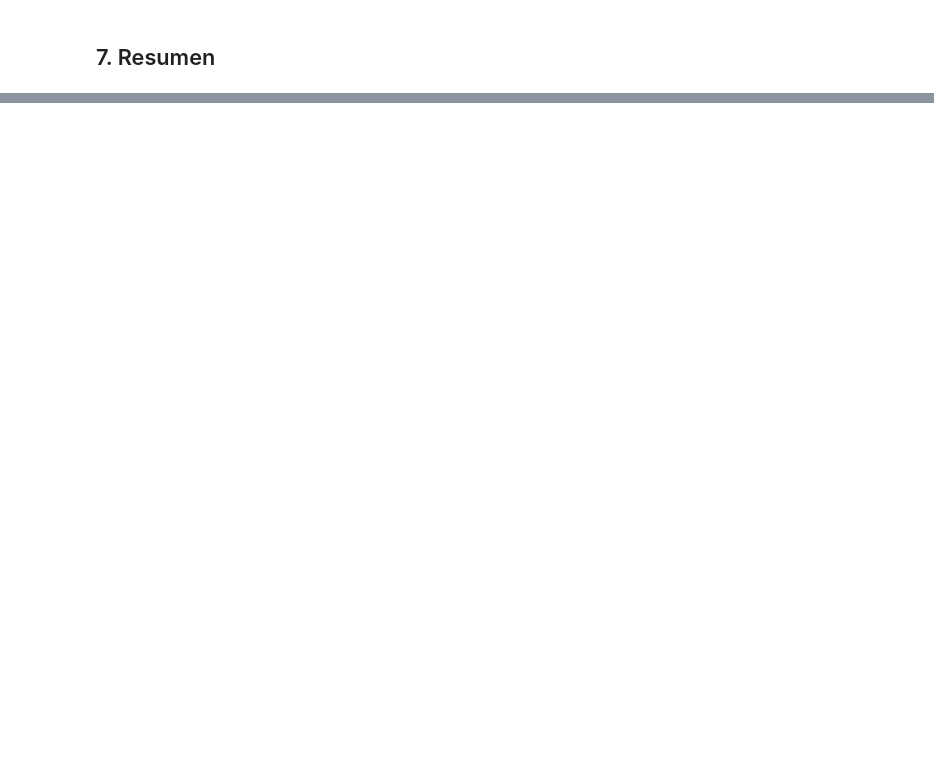
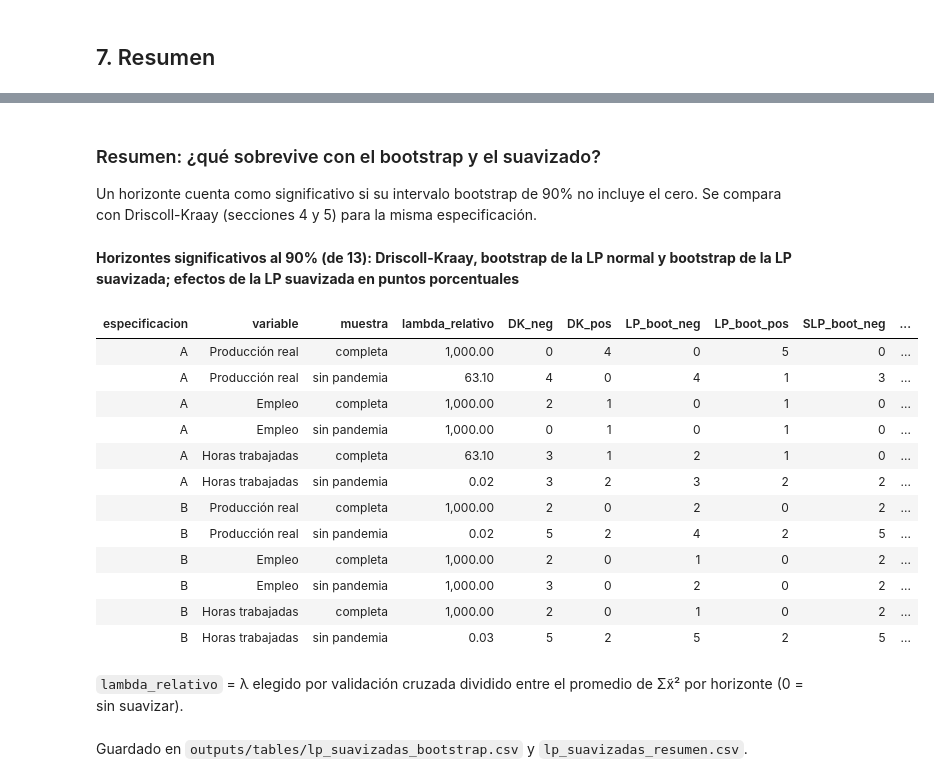
Before and after one commit to aabermejoq/Incertidumbre-Comercial, a Jupyter notebook: code/Python/02_local_projections.ipynb, the cells around one changed output, grey strips where cells are left out. Saved outputs shown, nothing was run; the diff lists cells and outputs as text; code cells hidden in the pictures; blank space fills up the shorter version.

```diff
--- a/code/Python/02_local_projections.ipynb
+++ b/code/Python/02_local_projections.ipynb
@@ -246,8 +246,8 @@ def demean_two_way(M, g1, g2, tol=1e-10, max_iter=500):
             break
     return M
 
-def estimar_lp(y="produccion", choque="sorpresa_tpu_std", espec="A", excluir_pandemia=False, H=12, L=3):
-    yv = Y_VARS[y]
+def disenar(y, choque, espec, L=3):
+    """Construye el regresor del choque (columna 'choque', siempre la primera) y los controles."""
     d = base[["rama", "mes", *Y_VARS.values(), choque, "d12_arancel", "d12_ip_eeuu", "d12_tc", "d12_vix", "mip_coef_exportacion_2018"]].copy()
     Ei = d.mip_coef_exportacion_2018 if espec == "A" else 1.0
     d["choque"] = d[choque] * Ei
@@ -265,9 +265,14 @@ def estimar_lp(y="produccion", choque="sorpresa_tpu_std", espec="A", excluir_pan
         for v in ["d12_tc", "d12_vix"]:
             for l in range(1, L + 1):
                 d[f"{v}_l{l}"] = g[v].shift(l); regs.append(f"{v}_l{l}")
-    filas = []
+    return d, regs
+
+def muestras_por_horizonte(y, choque, espec, excluir_pandemia, H=12, L=3):
+    """Para cada h: filas usadas (m) y datos sin efectos fijos (Z) con columnas y_h + regresores."""
+    d, regs = disenar(y, choque, espec, L)
+    g = d.groupby("rama")
     for h in range(H + 1):
-        d["y_h"] = g[yv].shift(-h)
+        d["y_h"] = g[Y_VARS[y]].shift(-h)
         d["mes_h"] = g["mes"].shift(-h)
         m = d.dropna(subset=["y_h", *regs])
         if excluir_pandemia:
@@ -275,6 +280,11 @@ def estimar_lp(y="produccion", choque="sorpresa_tpu_std", espec="A", excluir_pan
             m = m[~dentro(m.mes) & ~dentro(m.mes_h)]
         cols = ["y_h", *regs]
         Z = demean_two_way(m[cols], m.rama, m.mes) if espec == "A" else m[cols] - m.groupby("rama")[cols].transform("mean")
+        yield h, m, Z, regs
+
+def estimar_lp(y="produccion", choque="sorpresa_tpu_std", espec="A", excluir_pandemia=False, H=12, L=3):
+    filas = []
+    for h, m, Z, regs in muestras_por_horizonte(y, choque, espec, excluir_pandemia, H, L):
         t_idx = m.mes.rank(method="dense").astype(int).values
         fit = sm.OLS(Z["y_h"].values, Z[regs].values).fit(cov_type="nw-groupsum", cov_kwds={"time": t_idx, "maxlags": 12 + h})
         filas.append(dict(h=h, beta=fit.params[0], se_dk=fit.bse[0], t_dk=fit.params[0] / fit.bse[0], n=len(m),
@@ -413,0 +557,38 @@ Guardado en `outputs/tables/lp_resultados.csv` (todos los coeficientes), `lp_res
+# %% [markdown]
+### Resumen: ¿qué sobrevive con el bootstrap y el suavizado?
+Un horizonte cuenta como significativo si su intervalo bootstrap de 90% no incluye el cero. Se compara con Driscoll-Kraay (secciones 4 y 5) para la misma especificación.
+# %%
+slp = pd.concat(res_slp, ignore_index=True)
+dk = res[(res.choque == "sorpresa_tpu_std") & (res.robustez == "")]
+filas = []
+for (esp, var, mue), g_ in slp.groupby(["especificacion", "variable", "muestra"], sort=False):
+    d_ = dk[(dk.especificacion == esp) & (dk.variable == var) & (dk.muestra == mue)]
+    neg = lambda lo, hi: int((hi < 0).sum()); pos = lambda lo, hi: int((lo > 0).sum())
+    filas.append(dict(especificacion=esp, variable=NOMBRE_Y[var], muestra=mue, lambda_relativo=g_.lambda_relativo.iloc[0],
+                      DK_neg=int(((d_.ic90_sup) < 0).sum()), DK_pos=int((d_.ic90_inf > 0).sum()),
+                      LP_boot_neg=neg(g_.lp_b90_inf, g_.lp_b90_sup), LP_boot_pos=pos(g_.lp_b90_inf, g_.lp_b90_sup),
+                      SLP_boot_neg=neg(g_.slp_b90_inf, g_.slp_b90_sup), SLP_boot_pos=pos(g_.slp_b90_inf, g_.slp_b90_sup),
+                      SLP_efecto_medio=g_.slp.mean(), SLP_min=g_.slp.min(), SLP_h_min=int(g_.h[g_.slp.idxmin()]), SLP_h12=g_.slp.iloc[-1]))
+resumen_slp = pd.DataFrame(filas)
+tabla(resumen_slp, "Horizontes significativos al 90% (de 13): Driscoll-Kraay, bootstrap de la LP normal y bootstrap de la LP suavizada; efectos de la LP suavizada en puntos porcentuales", dec=2)
+display(Markdown("`lambda_relativo` = λ elegido por validación cruzada dividido entre el promedio de Σx̃² por horizonte (0 = sin suavizar)."))
+slp.to_csv(RAIZ / "outputs/tables/lp_suavizadas_bootstrap.csv", index=False)
+resumen_slp.to_csv(RAIZ / "outputs/tables/lp_suavizadas_resumen.csv", index=False)
+display(Markdown("Guardado en `outputs/tables/lp_suavizadas_bootstrap.csv` y `lp_suavizadas_resumen.csv`."))
+# %% [output]
+**Horizontes significativos al 90% (de 13): Driscoll-Kraay, bootstrap de la LP normal y bootstrap de la LP suavizada; efectos de la LP suavizada en puntos porcentuales**
+| especificacion | variable | muestra | lambda_relativo | DK_neg | DK_pos | LP_boot_neg | LP_boot_pos | SLP_boot_neg | ... |
+| A | Producción real | completa | 1,000.00 | 0 | 4 | 0 | 5 | 0 | ... |
+| A | Producción real | sin pandemia | 63.10 | 4 | 0 | 4 | 1 | 3 | ... |
+| A | Empleo | completa | 1,000.00 | 2 | 1 | 0 | 1 | 0 | ... |
+| A | Empleo | sin pandemia | 1,000.00 | 0 | 1 | 0 | 1 | 0 | ... |
+| A | Horas trabajadas | completa | 63.10 | 3 | 1 | 2 | 1 | 0 | ... |
+| A | Horas trabajadas | sin pandemia | 0.02 | 3 | 2 | 3 | 2 | 2 | ... |
+| B | Producción real | completa | 1,000.00 | 2 | 0 | 2 | 0 | 2 | ... |
+| B | Producción real | sin pandemia | 0.02 | 5 | 2 | 4 | 2 | 5 | ... |
+| B | Empleo | completa | 1,000.00 | 2 | 0 | 1 | 0 | 2 | ... |
+| B | Empleo | sin pandemia | 1,000.00 | 3 | 0 | 2 | 0 | 2 | ... |
+| B | Horas trabajadas | completa | 1,000.00 | 2 | 0 | 1 | 0 | 2 | ... |
+| B | Horas trabajadas | sin pandemia | 0.03 | 5 | 2 | 5 | 2 | 5 | ... |
+`lambda_relativo` = λ elegido por validación cruzada dividido entre el promedio de Σx̃² por horizonte (0 = sin suavizar).
+Guardado en `outputs/tables/lp_suavizadas_bootstrap.csv` y `lp_suavizadas_resumen.csv`.
```
Also changed, not shown: parts of 5 cells of this notebook, 3 other files.
